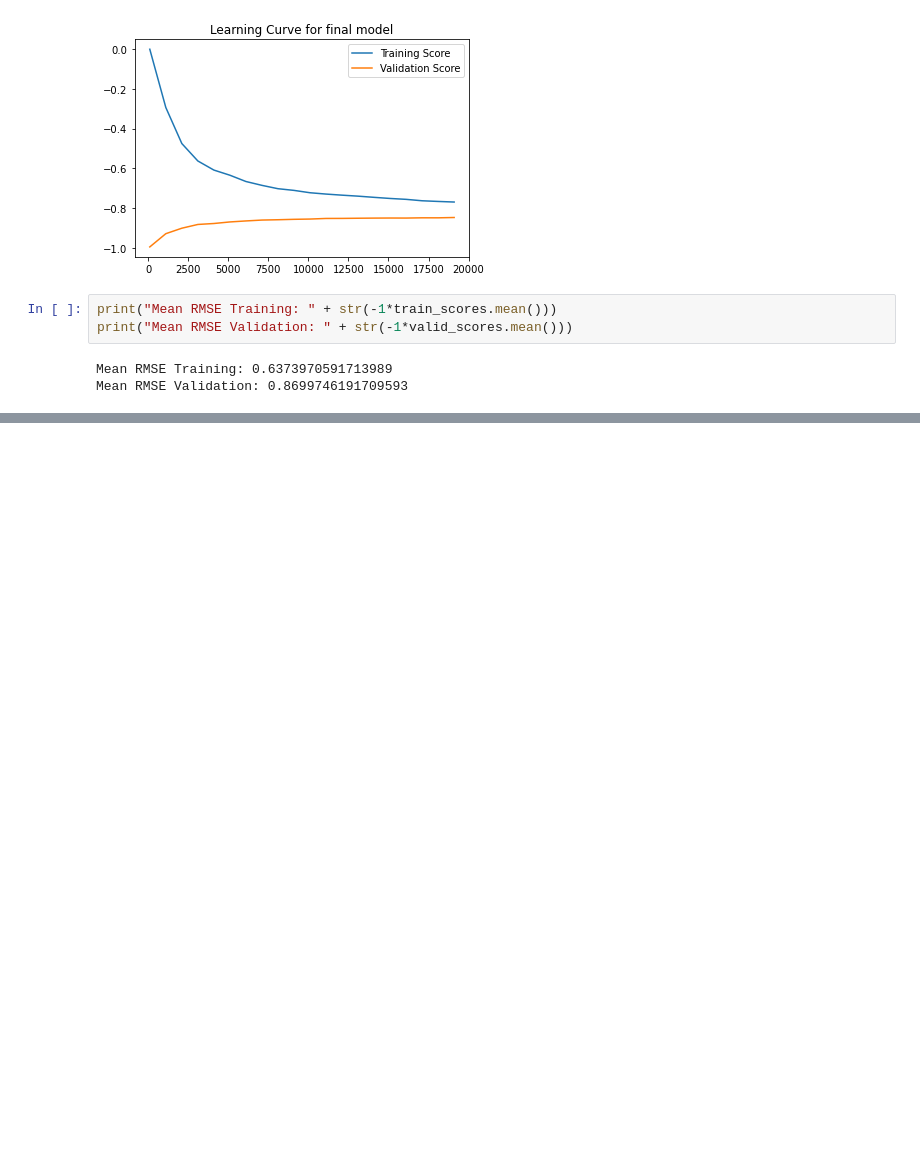
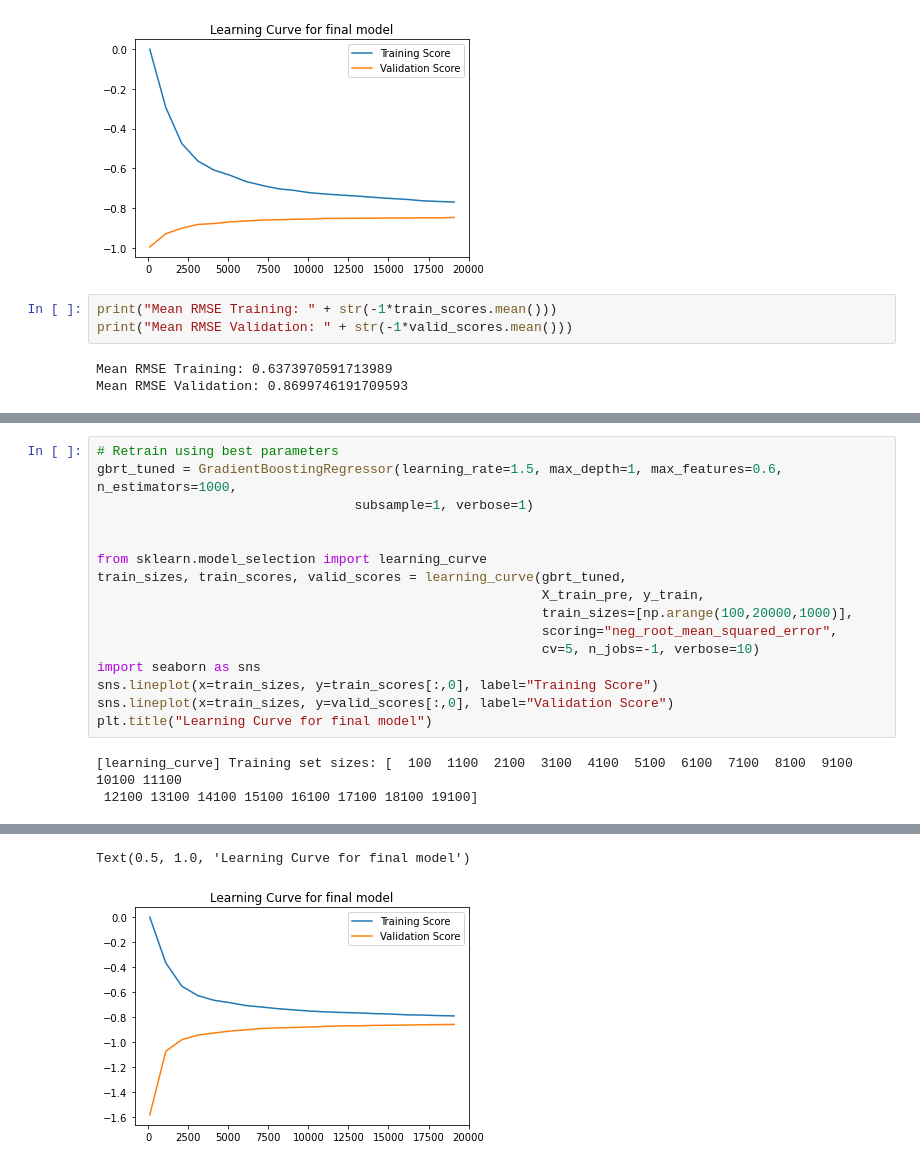
Before and after one commit to JonasSchroeder/Kaggel-Tabular-Playground-Series-2021, a Jupyter notebook: Feb 2021/Kaggle TPS 2021 - February.ipynb, the cells around one changed output, grey strips where cells are left out. Saved outputs shown, nothing was run; the diff lists cells and outputs as text; blank space fills up the shorter version.

```diff
--- a/Feb 2021/Kaggle TPS 2021 - February.ipynb
+++ b/Feb 2021/Kaggle TPS 2021 - February.ipynb
@@ -1647,0 +1687,19 @@ plt.title("Learning Curve for final model")
+# %%
+# Retrain using best parameters
+gbrt_tuned = GradientBoostingRegressor(learning_rate=1.5, max_depth=1, max_features=0.6, n_estimators=1000,
+                                 subsample=1, verbose=1)
+
+
+from sklearn.model_selection import learning_curve
+train_sizes, train_scores, valid_scores = learning_curve(gbrt_tuned,
+                                                         X_train_pre, y_train,
+                                                         train_sizes=[np.arange(100,20000,1000)],
+                                                         scoring="neg_root_mean_squared_error",
+                                                         cv=5, n_jobs=-1, verbose=10)
+import seaborn as sns
+sns.lineplot(x=train_sizes, y=train_scores[:,0], label="Training Score")
+sns.lineplot(x=train_sizes, y=valid_scores[:,0], label="Validation Score")
+plt.title("Learning Curve for final model")
+# %% [output]
+[learning_curve] Training set sizes: [  100  1100  2100  3100  4100  5100  6100  7100  8100  9100 10100 11100
+ 12100 13100 14100 15100 16100 17100 18100 19100]
@@ -1647,0 +1717,2 @@ plt.title("Learning Curve for final model")
+Text(0.5, 1.0, 'Learning Curve for final model')
+[figure, added]
```
Also changed, not shown: parts of 7 cells of this notebook.
